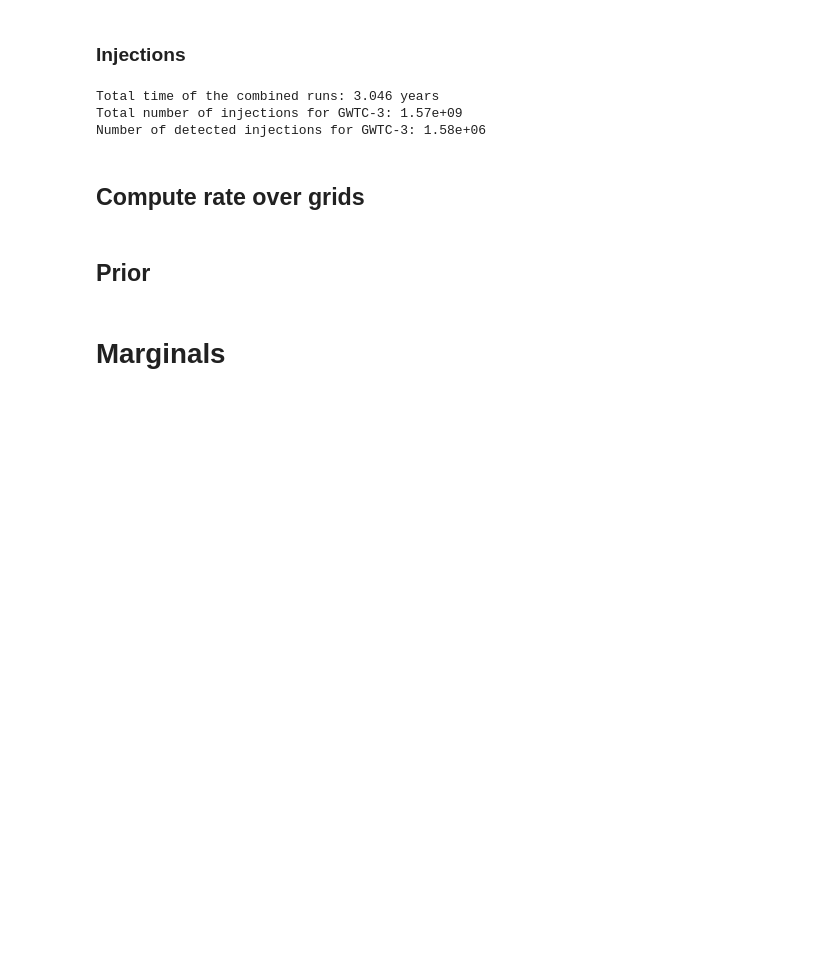
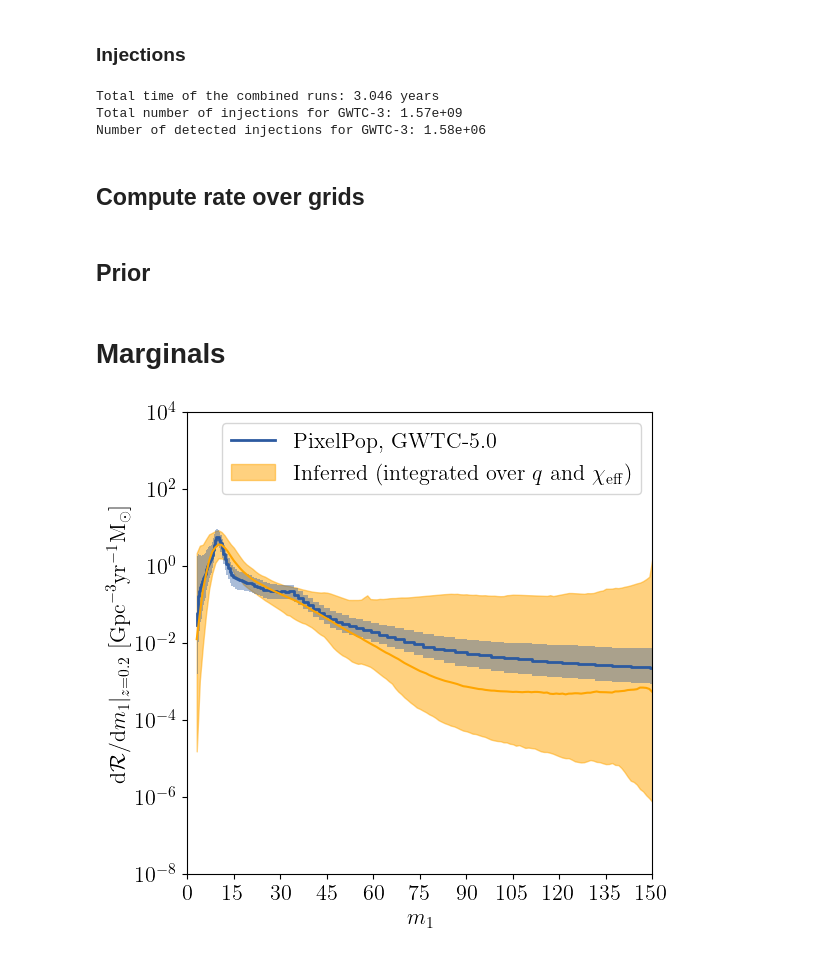
Before and after one commit to TristanBruel/Delaunay_for_GWs, a Jupyter notebook: gwtc5/gwax_samples/postprocess_gwtc5_m1_q_chieff.ipynb, the cells around one changed output. Cells and saved outputs as stored; diff of their text form; code cells hidden in the pictures; blank space fills up the shorter version.

Commit message:
all notebooks on GWTC-5 look nice

```diff
--- a/gwtc5/gwax_samples/postprocess_gwtc5_m1_q_chieff.ipynb
+++ b/gwtc5/gwax_samples/postprocess_gwtc5_m1_q_chieff.ipynb
@@ -651,26 +639,35 @@ toRate_at_zeval = np.array([
+# %%
+p_of_z = np.exp([
+    z_log_pdf(zeval, kap)
+    for kap in kappas
+])
+# %%
+zeval = 0.2
+toRate_at_zeval = (1 + zeval) / (
+        4 * np.pi * Tobs * Planck15.differential_comoving_volume(zeval).to(u.Gpc**3 / u.sr).value
+    )
 # %%
 fig, ax = plt.subplots(1, 1, figsize=(6,6))
 
+# redshift_factor_strong_bbh_o4b = (1 + zeval)**(strong_bbh_O4b.get_hyperparameter_samples(hyperparameters=['lamb']))
+# redshift_factor_pixelpop_q = (1 + zeval)**(m1q_pixelpop.get_hyperparameter_samples(hyperparameters=['lamb']))
+# ax.plot(strong_bbh_O4b_m1_grid, np.quantile(redshift_factor_strong_bbh_o4b * strong_bbh_O4b_Rm1, 0.5, axis=0),
+#         color=spm_color, label='Default BBH, GWTC-5.0', lw=1.5, zorder=5)
+# ax.fill_between(strong_bbh_O4b_m1_grid,
+#         np.quantile(redshift_factor_strong_bbh_o4b * strong_bbh_O4b_Rm1, 0.05, axis=0),
+#         np.quantile(redshift_factor_strong_bbh_o4b * strong_bbh_O4b_Rm1, 0.95, axis=0),
+#         color=spm_color, edgecolor=None, alpha=0.5, zorder=5)
+redshift_factor_pixelpop_m1 = (1 + zeval)**(m1m2_pixelpop.get_hyperparameter_samples(hyperparameters=['lamb']))
+ax.step(np.exp(pixelpop_m1_grid), np.quantile(redshift_factor_pixelpop_m1 * pixelpop_Rm1 /np.exp(pixelpop_m1_grid) , 0.5, axis = 0),
+        color=wpm_color, label='PixelPop, GWTC-5.0', lw=2.0, zorder=2)
+ax.fill_between(np.exp(pixelpop_m1_grid),
+                np.quantile(redshift_factor_pixelpop_m1 * pixelpop_Rm1 / np.exp(pixelpop_m1_grid) , 0.05, axis = 0),
+                np.quantile(redshift_factor_pixelpop_m1 * pixelpop_Rm1 / np.exp(pixelpop_m1_grid), 0.95, axis = 0),
+                color=wpm_color, edgecolor=None, alpha=0.4, step='pre', zorder=2,
+               )
 
-redshift_factor_strong_bbh_o4b = (1 + zeval)**(strong_bbh_O4b.get_hyperparameter_samples(hyperparameters=['lamb']))
-redshift_factor_pixelpop_q = (1 + zeval)**(m1q_pixelpop.get_hyperparameter_samples(hyperparameters=['lamb']))
-ax.plot(strong_bbh_O4b_m1_grid, np.quantile(redshift_factor_strong_bbh_o4b * strong_bbh_O4b_Rm1, 0.5, axis=0),
-        color=spm_color, label='Default BBH, GWTC-5.0', lw=1.5, zorder=5)
-ax.fill_between(strong_bbh_O4b_m1_grid,
-        np.quantile(redshift_factor_strong_bbh_o4b * strong_bbh_O4b_Rm1, 0.05, axis=0),
-        np.quantile(redshift_factor_strong_bbh_o4b * strong_bbh_O4b_Rm1, 0.95, axis=0),
-        color=spm_color, edgecolor=None, alpha=0.5, zorder=5)
-# redshift_factor_pixelpop_m1 = (1 + zeval)**(m1m2_pixelpop.get_hyperparameter_samples(hyperparameters=['lamb']))
-# ax.step(np.exp(pixelpop_m1_grid), np.quantile(redshift_factor_pixelpop_m1 * pixelpop_Rm1 /np.exp(pixelpop_m1_grid) , 0.5, axis = 0),
-#         color=wpm_color, label='PixelPop, GWTC-5.0', lw=2.0, zorder=2)
-# ax.fill_between(np.exp(pixelpop_m1_grid),
-#                 np.quantile(redshift_factor_pixelpop_m1 * pixelpop_Rm1 / np.exp(pixelpop_m1_grid) , 0.05, axis = 0),
-#                 np.quantile(redshift_factor_pixelpop_m1 * pixelpop_Rm1 / np.exp(pixelpop_m1_grid), 0.95, axis = 0),
-#                 color=wpm_color, edgecolor=None, alpha=0.4, step='pre', zorder=2,
-#                )
-
-dNdm1_zeval = np.sum(np.exp(log_d3N_dm1dqdchi), axis=(2,3)) *dq *dchi
-dRdm1_zeval = dNdm1_zeval *toRate_at_zeval[:,None]
+dNdm1_zeval = np.sum(np.exp(log_d3N_dm1dqdchi), axis=(1,3)) *dq *dchi
+dRdm1_zeval = dNdm1_zeval *p_of_z[:,None] *toRate_at_zeval
 low_dRdm1 = np.quantile(dRdm1_zeval, 0.05, axis=0)
 median_dRdm1 = np.quantile(dRdm1_zeval, 0.5, axis=0)
 high_dRdm1 = np.quantile(dRdm1_zeval, 0.95, axis=0)
@@ -680,31 +677,33 @@ ax.fill_between(m1_grid, low_dRdm1, high_dRdm1,
                 color="orange", alpha=0.5,
                 label=r'Inferred (integrated over $q$ and $\chi_\mathrm{eff}$)',
                 )
 
 
     # dRdm1_prior_zeval = np.sum(np.exp(square_rate_prior[:,zeval_ind,:,:])
     #                            *to_comoving_volume[zeval_ind], axis=2) *dq
     # low_dRdm1_prior = np.quantile(dRdm1_prior_zeval, 0.05, axis=0)
     # median_dRdm1_prior = np.quantile(dRdm1_prior_zeval, 0.5, axis=0)
     # high_dRdm1_prior = np.quantile(dRdm1_prior_zeval, 0.95, axis=0)
     # ax.plot(m1_grid, median_dRdm1_prior, color="forestgreen", alpha=0.5)
     # ax.fill_between(m1_grid, low_dRdm1_prior, high_dRdm1_prior,
     #                 color="forestgreen", alpha=0.25,
     #                 label='Induced prior',
     #                 )
 
 ax.set_xlabel(r'$m_1$')
 ax.set_xlim(xmin=m1_min, xmax=m1_max)
 ax.set_xticks(np.linspace(0,m1_max,int(m1_max/15)+1))
 ax.set_ylabel(
     r'$\mathrm{d}\mathcal{R}/\mathrm{d}m_1 |_{z=%.1f}\ [\mathrm{Gpc}^{-3}\mathrm{yr}^{-1}\mathrm{M}_\odot]$'
     %(zeval),
 )
 ax.set_yscale('log')
 #ax.set_box_aspect(1)
 ax.set_ylim(ymin=1e-8, ymax=1e4)
 
 ax.legend(loc='best')
 plt.show()
 plt.close()
+# %% [output]
+[figure, added]
 # %%
```
Also changed, not shown: parts of 13 cells of this notebook, 6 other files.
